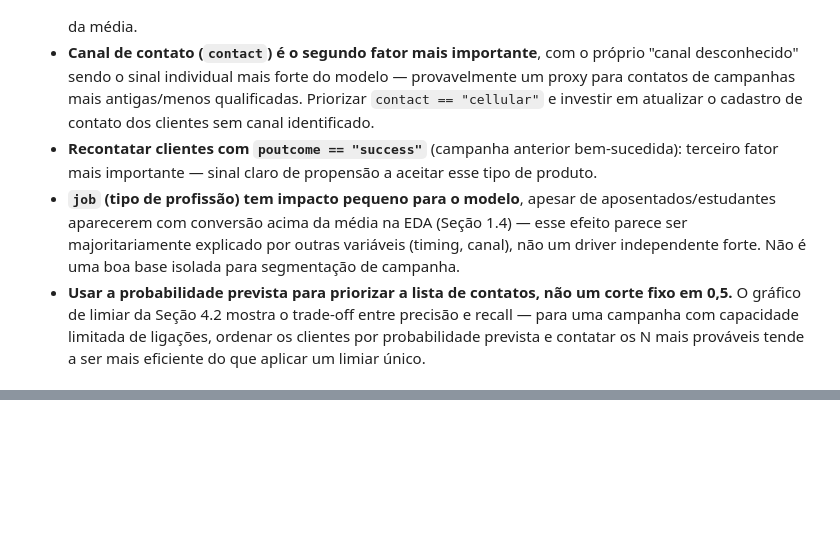
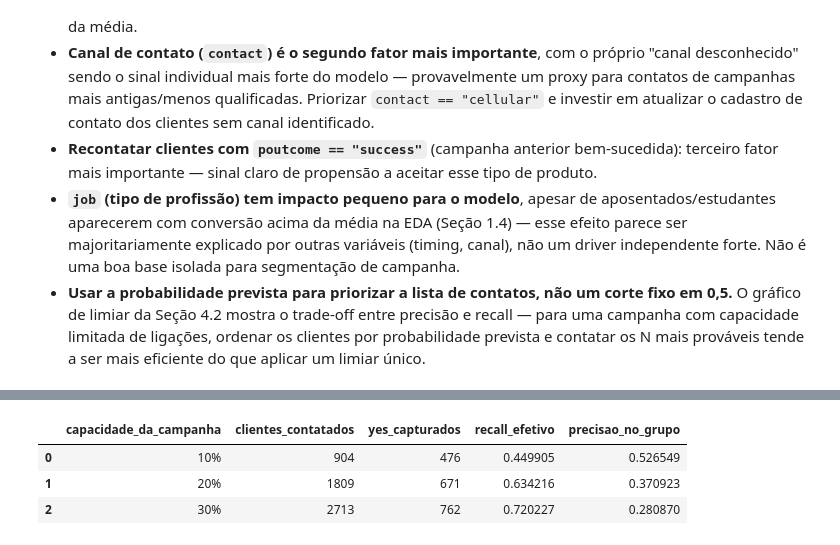
Before and after one commit to solanojacon/keyrus, a Jupyter notebook: bank_marketing.ipynb, the cells around one changed output, grey strips where cells are left out. Drawn from its saved outputs; the diff is of its cells as text; code cells hidden in the pictures; blank space fills up the shorter version.

```diff
--- a/bank_marketing.ipynb
+++ b/bank_marketing.ipynb
@@ -317,7 +317,8 @@ preprocessor = ColumnTransformer(
             FunctionTransformer(encode_binary_yes_no, feature_names_out="one-to-one"),
             BINARY_COLS,
         ),
-        ("nom", OneHotEncoder(handle_unknown="ignore"), NOMINAL_COLS),
+        # sparse_output=False: permite usar preprocessor.set_output(transform="pandas") na Seção 6.
+        ("nom", OneHotEncoder(handle_unknown="ignore", sparse_output=False), NOMINAL_COLS),
     ]
 )
 preprocessor
@@ -631,0 +676,25 @@ Com base nos recursos mais importantes (5.1) — não só na correlação bruta
+# %%
+scored = pd.DataFrame({"y_real": y_test.values, "proba": y_proba}, index=y_test.index)
+scored = scored.sort_values("proba", ascending=False)
+total_yes = scored["y_real"].sum()
+
+linhas = []
+for capacidade in [0.10, 0.20, 0.30]:
+    n = int(round(len(scored) * capacidade))
+    capturados = scored.head(n)["y_real"].sum()
+    linhas.append(
+        {
+            "capacidade_da_campanha": f"{int(capacidade * 100)}%",
+            "clientes_contatados": n,
+            "yes_capturados": int(capturados),
+            "recall_efetivo": capturados / total_yes,
+            "precisao_no_grupo": capturados / n,
+        }
+    )
+
+pd.DataFrame(linhas)
+# %% [output]
+|  | capacidade_da_campanha | clientes_contatados | yes_capturados | recall_efetivo | precisao_no_grupo |
+| 0 | 10% | 904 | 476 | 0.449905 | 0.526549 |
+| 1 | 20% | 1809 | 671 | 0.634216 | 0.370923 |
+| 2 | 30% | 2713 | 762 | 0.720227 | 0.280870 |
```
Also changed, not shown: parts of 8 cells of this notebook, 3 other files.
